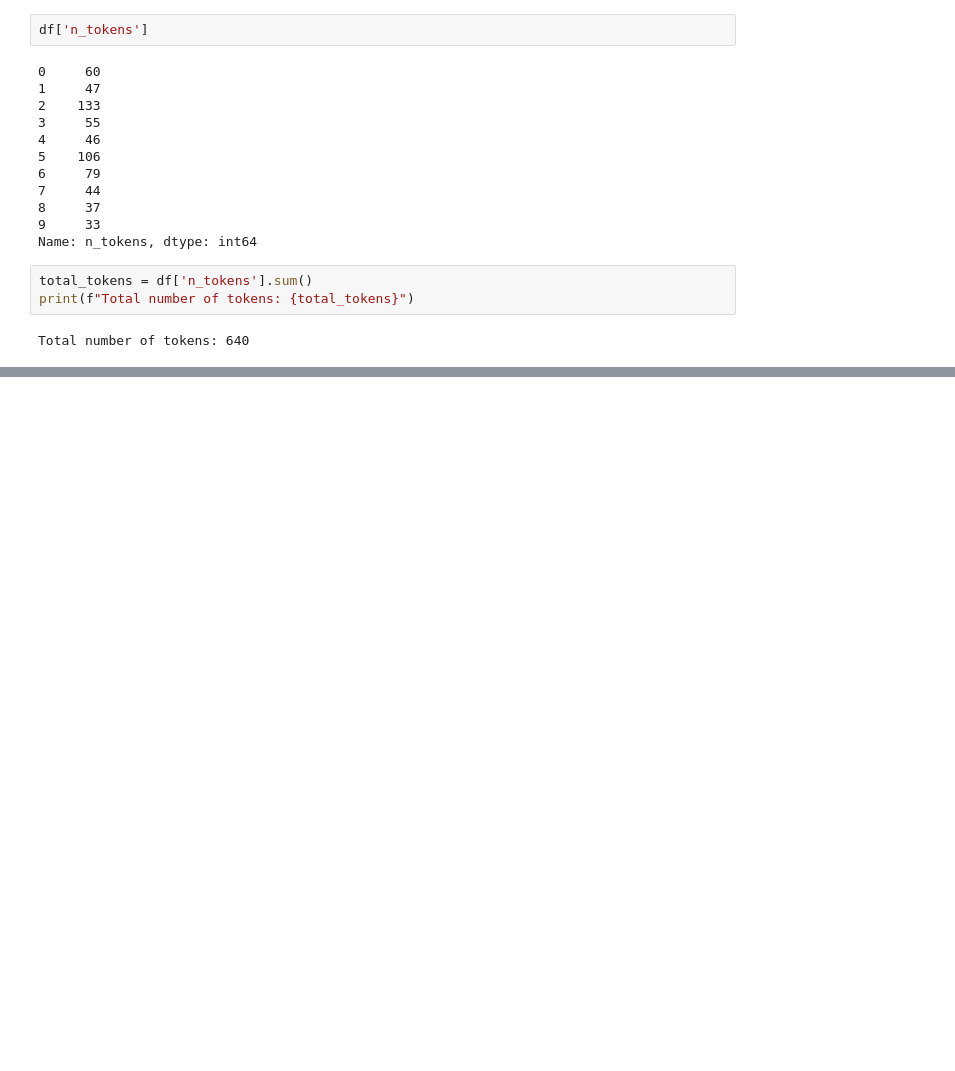
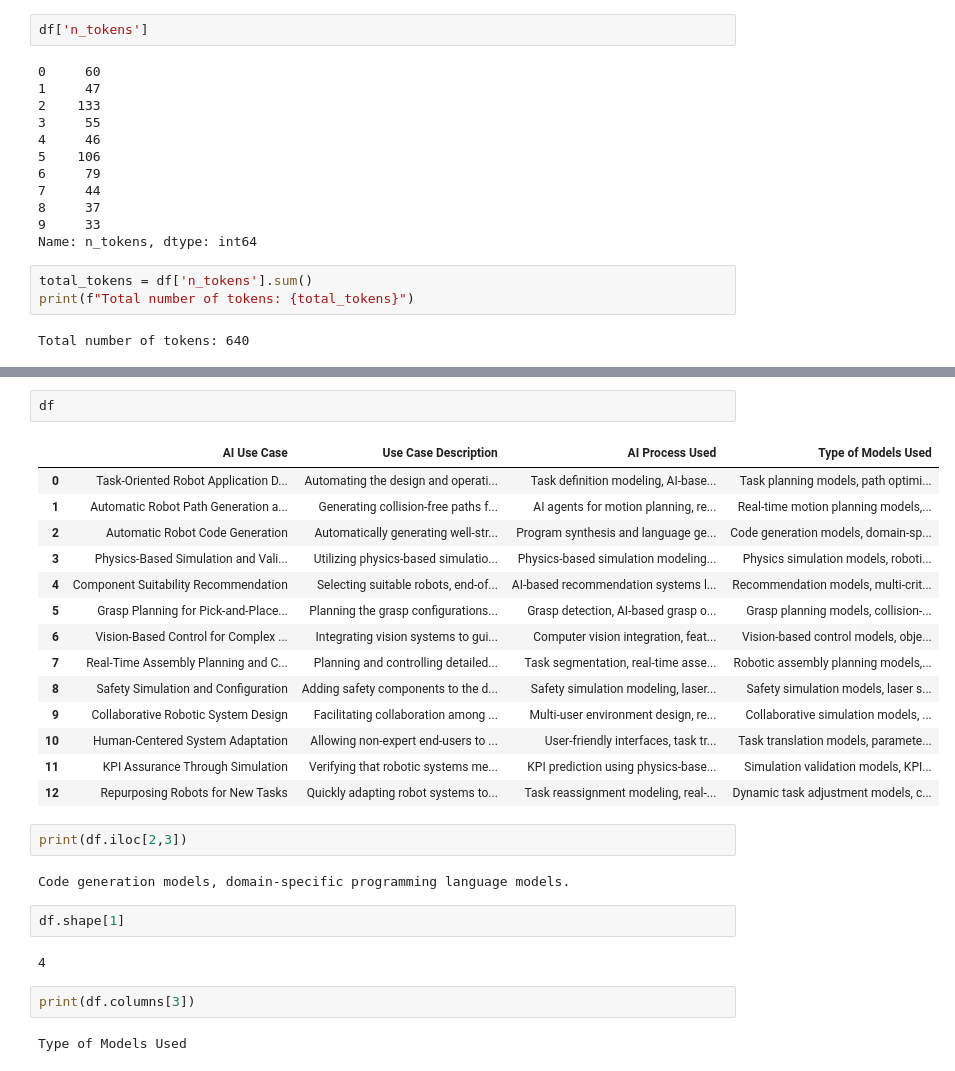
Before and after one commit to aai-institute/Startup-Risk-Classifier-EU-AI-Act, a Jupyter notebook: main.ipynb, the cells around one changed output, grey strips where cells are left out. Saved outputs shown, nothing was run; the diff lists cells and outputs as text; blank space fills up the shorter version.

```diff
--- a/main.ipynb
+++ b/main.ipynb
@@ -426,0 +569,29 @@ Total number of tokens: 640
+# %%
+df
+# %% [output]
+|  | AI Use Case | Use Case Description | AI Process Used | Type of Models Used |
+| 0 | Task-Oriented Robot Application D... | Automating the design and operati... | Task definition modeling, AI-base... | Task planning models, path optimi... |
+| 1 | Automatic Robot Path Generation a... | Generating collision-free paths f... | AI agents for motion planning, re... | Real-time motion planning models,... |
+| 2 | Automatic Robot Code Generation | Automatically generating well-str... | Program synthesis and language ge... | Code generation models, domain-sp... |
+| 3 | Physics-Based Simulation and Vali... | Utilizing physics-based simulatio... | Physics-based simulation modeling... | Physics simulation models, roboti... |
+| 4 | Component Suitability Recommendation | Selecting suitable robots, end-of... | AI-based recommendation systems l... | Recommendation models, multi-crit... |
+| 5 | Grasp Planning for Pick-and-Place... | Planning the grasp configurations... | Grasp detection, AI-based grasp o... | Grasp planning models, collision-... |
+| 6 | Vision-Based Control for Complex ... | Integrating vision systems to gui... | Computer vision integration, feat... | Vision-based control models, obje... |
+| 7 | Real-Time Assembly Planning and C... | Planning and controlling detailed... | Task segmentation, real-time asse... | Robotic assembly planning models,... |
+| 8 | Safety Simulation and Configuration | Adding safety components to the d... | Safety simulation modeling, laser... | Safety simulation models, laser s... |
+| 9 | Collaborative Robotic System Design | Facilitating collaboration among ... | Multi-user environment design, re... | Collaborative simulation models, ... |
+| 10 | Human-Centered System Adaptation | Allowing non-expert end-users to ... | User-friendly interfaces, task tr... | Task translation models, paramete... |
+| 11 | KPI Assurance Through Simulation | Verifying that robotic systems me... | KPI prediction using physics-base... | Simulation validation models, KPI... |
+| 12 | Repurposing Robots for New Tasks | Quickly adapting robot systems to... | Task reassignment modeling, real-... | Dynamic task adjustment models, c... |
+# %%
+print(df.iloc[2,3])
+# %% [output]
+Code generation models, domain-specific programming language models.
+# %%
+df.shape[1]
+# %% [output]
+4
+# %%
+print(df.columns[3])
+# %% [output]
+Type of Models Used
```
Also changed, not shown: parts of 6 cells of this notebook, 7 other files.
